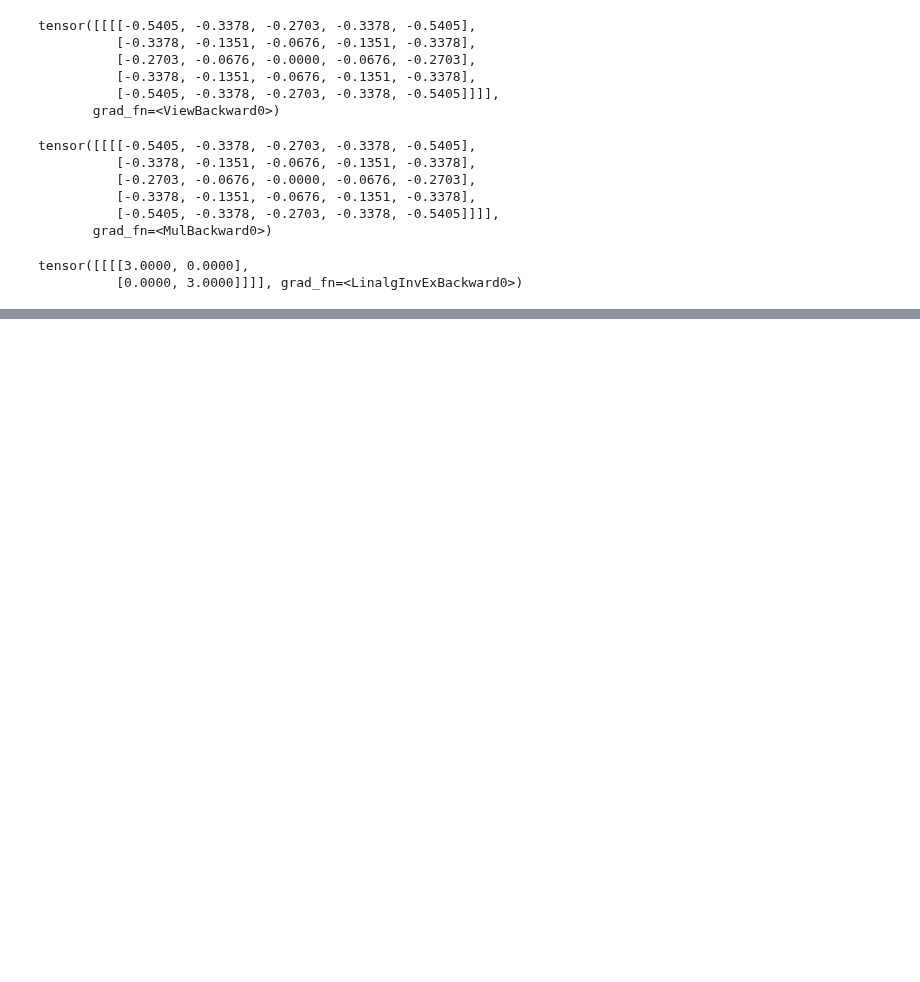
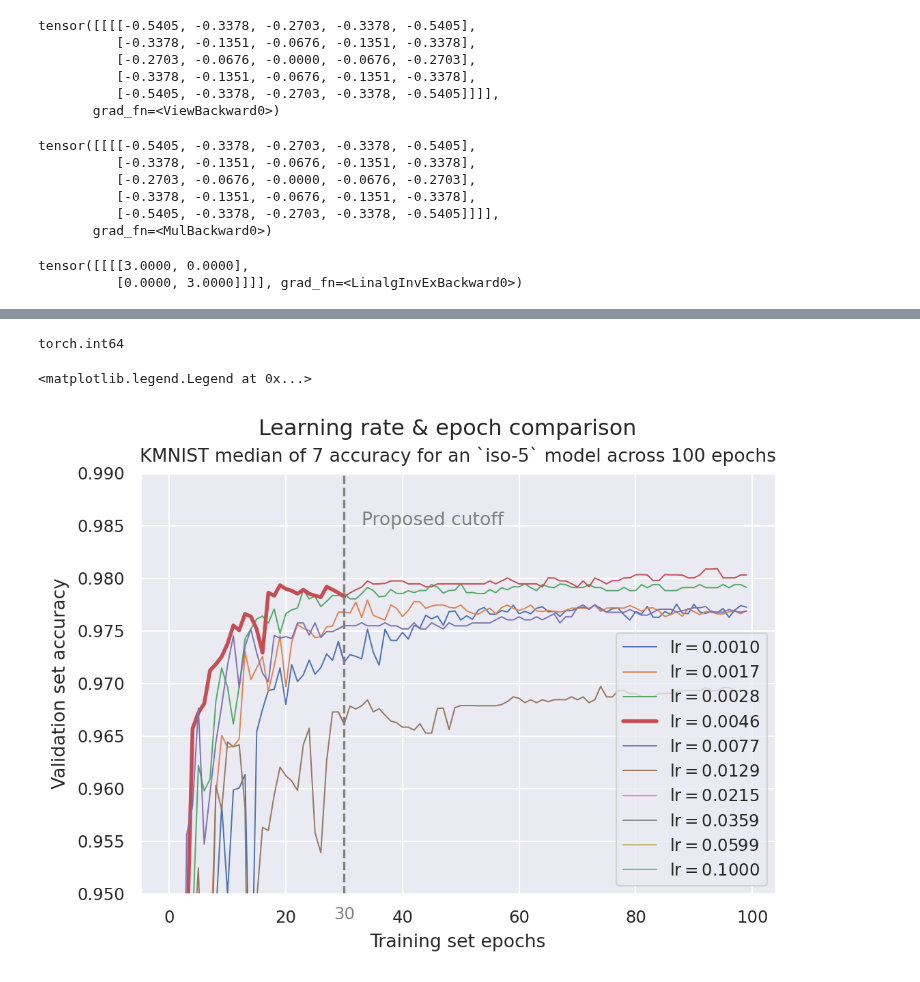
Before and after one commit to p-adema/quadratic-conv, a Jupyter notebook: scratch/training_check.ipynb, the cells around one changed output, grey strips where cells are left out. Drawn from its saved outputs; the diff is of its cells as text; code cells hidden in the pictures; blank space fills up the shorter version.

```diff
--- a/scratch/training_check.ipynb
+++ b/scratch/training_check.ipynb
@@ -697,0 +233,50 @@ tensor([[5.3223, 4.3642, 3.6191, 3.0869, 2.7676, 2.6611, 2.7676, 3.0869, 3.6191,
+# %%
+importlib.reload(src.load_data)
+from src import load_data
+
+k_mnist = load_data.k_mnist()
+km_tune = k_mnist.tuning_split()
+print(k_mnist.y_train.dtype)
+# %% [output]
+torch.int64
+# %%
+import importlib
+
+importlib.reload(src.models.utils)
+importlib.reload(src.models.trainer)
+importlib.reload(src.models.simple_lenet)
+importlib.reload(src.models)
+importlib.reload(src.load_data)
+importlib.reload(src.kernels.quadratic)
+importlib.reload(src.kernels)
+from src.models import LeNet, POOLING_FUNCTIONS
+from src import load_data
+from src.models.utils import history_callback
+
+hist = history_callback(km_tune)
+for lr in tqdm.tqdm(np.logspace(-3, -1, num=10), unit="trial"):
+    lr = lr.item()
+    res[f'{lr=}'] = LeNet.fit_many(km_tune, pool_fn="iso-5", init="uniform", count=7, epoch_callback=hist, lr=lr,
+                                   batch_size=1024, epochs=100)
+    hs[lr] = hist.result()
+# %%
+sns.set_theme("paper", "darkgrid")
+plt.figure(dpi=200, figsize=(6, 4))
+for i, (lr, (vls, trns)) in enumerate(hs.items()):
+    vals = np.median(vls["min_f1"].to_numpy().reshape(-1, 7, 100)[i], axis=0)
+    color = plt.plot(range(31), vals[:31], label=f"lr$= {lr:.4f}$", linewidth=0.7 if round(lr, 4) != 0.0046 else 2)[
+        0].get_color()
+    plt.plot(range(29, 100), vals[29:], color=color, linewidth=0.7)
+plt.ylim(0.95, 0.99)
+plt.suptitle("Learning rate & epoch comparison")
+plt.title("KMNIST median of 7 accuracy for an `iso-5` model across 100 epochs")
+plt.xlabel("Training set epochs")
+plt.ylabel("Validation set accuracy")
+plt.axvline(30, linestyle='dashed', color='gray')
+plt.text(33, 0.98505, "Proposed cutoff", color='gray')
+plt.xticks([30], ["30"], minor=True)
+plt.tick_params("x", colors="gray", which="minor")
+plt.legend()
+# %% [output]
+<matplotlib.legend.Legend at 0x...>
+[figure, added]
```
Also changed, not shown: parts of 58 cells of this notebook, 8 other files.
